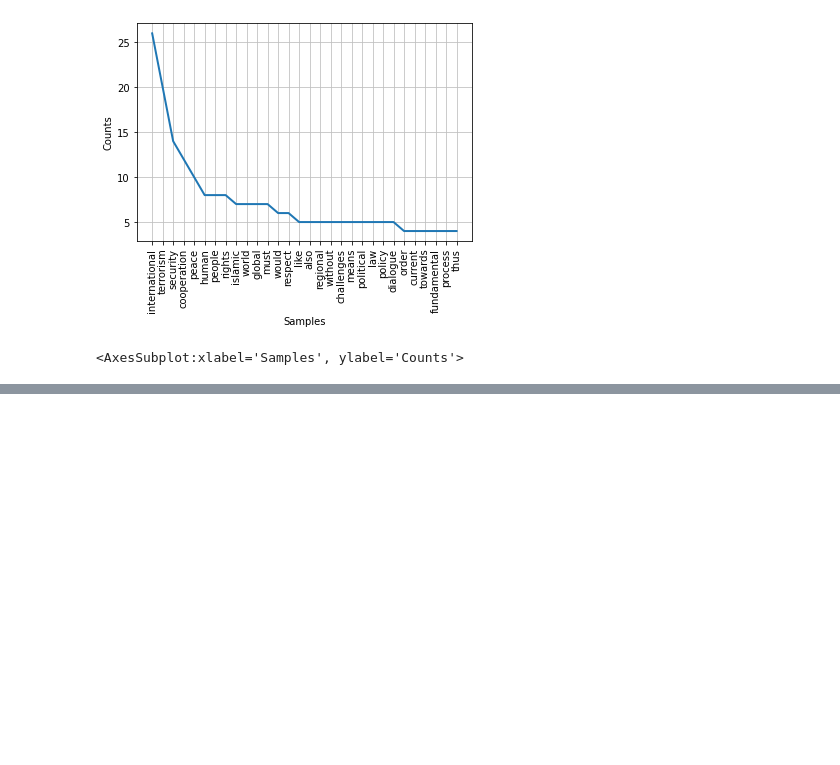
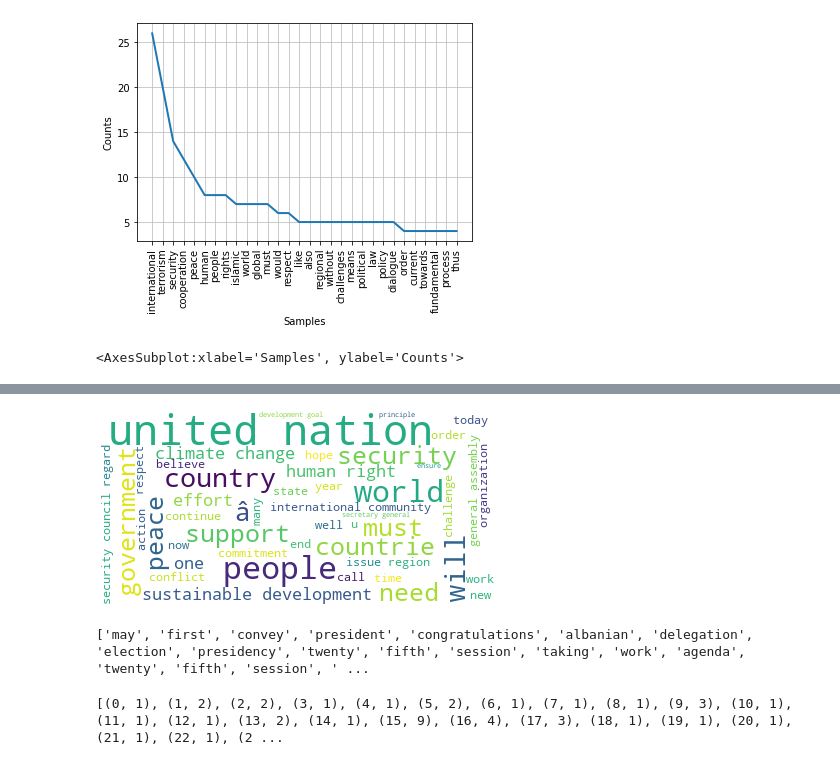
Before and after one commit to rikvandenberg/programming-for-data-science, a Jupyter notebook: assignment_1/Assigment.ipynb, the cells around one changed output, grey strips where cells are left out. Cells and saved outputs as stored; diff of their text form; code cells hidden in the pictures; blank space fills up the shorter version.

```diff
--- a/assignment_1/Assigment.ipynb
+++ b/assignment_1/Assigment.ipynb
@@ -176,0 +234,52 @@ FreqDist(unique_words).plot(30)
+# %%
+# Wordcloud
+from wordcloud import WordCloud
+
+tens = df_un_members.loc(axis=0)[2010:2020,:]
+long_string = ','.join(list(tens["speech_processed"].values))
+wordcloud = WordCloud(background_color='white', max_words=50, contour_width=3, contour_color='steelblue')
+wordcloud.generate(long_string)
+wordcloud.to_image()
+# %% [output]
+[figure, added]
+# %%
+import gensim
+from gensim.utils import simple_preprocess
+import nltk
+from nltk.corpus import stopwords
+
+stop_words = stopwords.words('english')
+stop_words.extend(['from', 'subject', 're', 'edu', 'use'])
+stop_words.extend(['united', 'nations', 'general', 'assembly'])
+
+def sent_to_words(sentences):
+    for sentence in sentences:
+        # deacc=True removes punctuations
+        yield(gensim.utils.simple_preprocess(str(sentence), deacc=True))
+
+def remove_stopwords(texts):
+    return [[word for word in simple_preprocess(str(doc))
+             if word not in stop_words] for doc in texts]
+
+data = seventies.speech_processed.values.tolist()
+data_words = list(sent_to_words(data))# remove stop words
+data_words = remove_stopwords(data_words)
+print(data_words[:1][0][:30])
+# %% [output]
+['may', 'first', 'convey', 'president', 'congratulations', 'albanian', 'delegation', 'election', 'presidency', 'twenty', 'fifth', 'session', 'taking', 'work', 'agenda', 'twenty', 'fifth', 'session', ' ...
+# %%
+import gensim.corpora as corpora
+
+# Create Dictionary
+id2word = corpora.Dictionary(data_words)
+
+# Create Corpus
+texts = data_words
+
+# Term Document Frequency
+corpus = [id2word.doc2bow(text) for text in texts]
+
+# View
+print(corpus[:1][0][:30])
+# %% [output]
+[(0, 1), (1, 2), (2, 2), (3, 1), (4, 1), (5, 2), (6, 1), (7, 1), (8, 1), (9, 3), (10, 1), (11, 1), (12, 1), (13, 2), (14, 1), (15, 9), (16, 4), (17, 3), (18, 1), (19, 1), (20, 1), (21, 1), (22, 1), (2 ...
```
Also changed, not shown: parts of 12 cells of this notebook, 6 other files.
